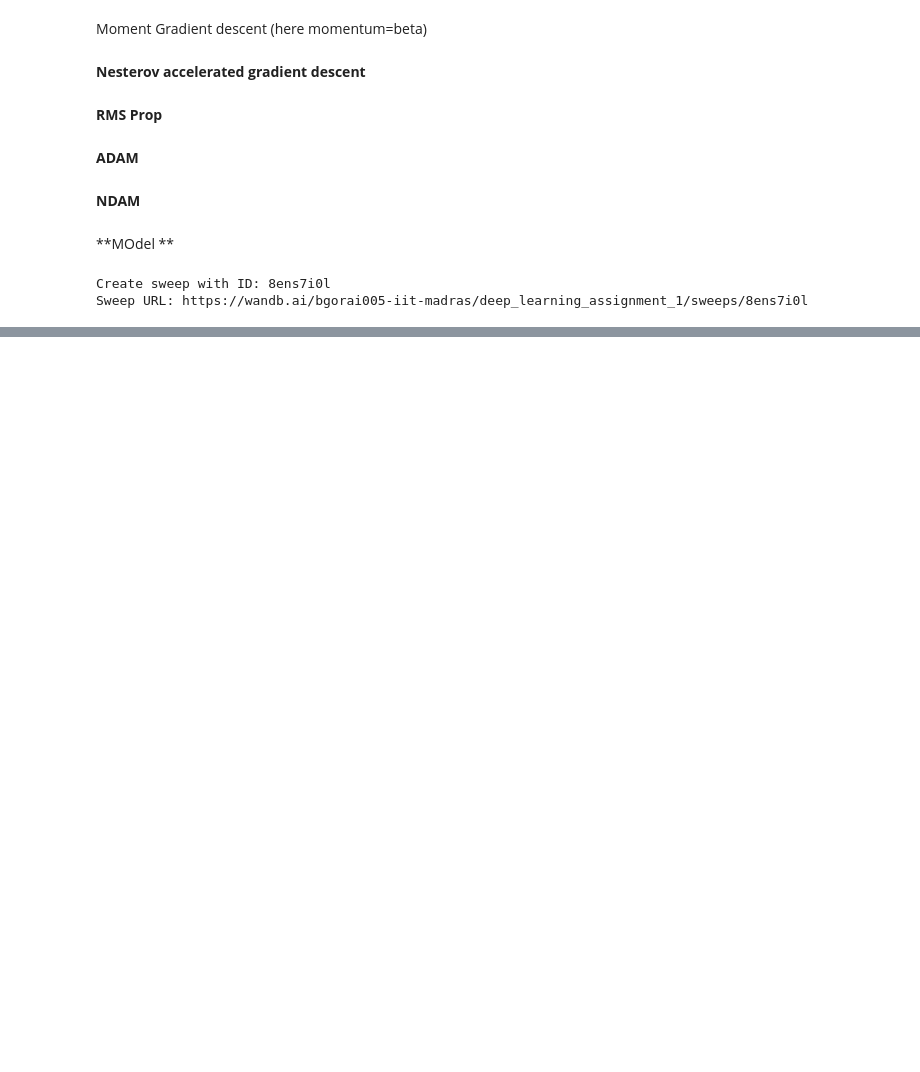
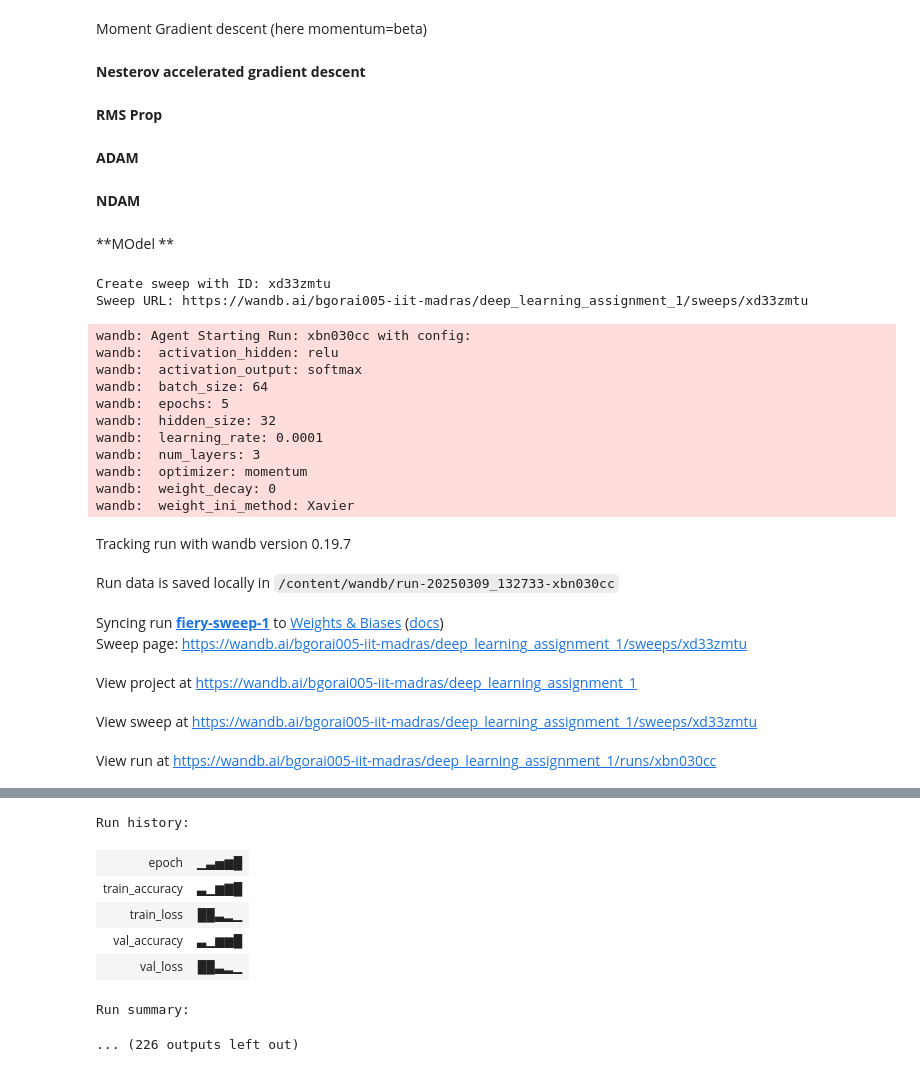
Before and after one commit to bgorai005/deeplearning_assignment1, a Jupyter notebook: dl_assign1.ipynb, the cells around one changed output, grey strips where cells are left out. Saved outputs shown, nothing was run; the diff lists cells and outputs as text; code cells hidden in the pictures; blank space fills up the shorter version.

```diff
--- a/dl_assign1.ipynb
+++ b/dl_assign1.ipynb
@@ -239,6 +180,8 @@ def cross_entropy(y_actual, y_pred):
    y_pred = np.clip(y_pred, epsilon, 1 - epsilon)
    loss = -np.mean(np.sum(y_actual * np.log(y_pred), axis=1))
    return loss
+def mse_loss(y_actual,y_pred):
+  return np.mean((y_actual-y_pred)**2)
 # %%
 def forward_prop(X, theta, active_fun_hidden, active_fun_output, num_layers):
 
@@ -284,10 +227,11 @@ def back_prop(x,y,theta,active_fun_hidden,active_fun_output,num_layers):
   a,h,y_pred=forward_prop(x,theta,active_fun_hidden,active_fun_output,num_layers)
   grad_theta={}
   grad_h_a={}
-  grad_h_a[f'a{num_layers+1}']=-1*(y-y_pred)
+  grad_h_a[f'a{num_layers+1}']=(y_pred-y)
   for i in range(num_layers+1,0,-1):
     grad_theta[f'W{i}']=np.dot(h[f'h{i-1}'].T,grad_h_a[f'a{i}'])
     grad_theta[f'b{i}']=np.sum(grad_h_a[f'a{i}'],axis=0,keepdims=True)
+
     if i>1:
       grad_h_a[f'h{i-1}']=np.dot(grad_h_a[f'a{i}'],theta[f'W{i}'].T)
       grad_h_a[f'a{i-1}']=grad_h_a[f'h{i-1}']*deriv_activation(a[f'a{i-1}'],active_fun_hidden)
@@ -667,7 +560,7 @@ def adam(lr, beta1, beta2, epsilon, x, y, x_val, y_val, batch_size, num_layers,
 import numpy as np
 import matplotlib.pyplot as plt
 
-def nadam(lr, beta1, beta2, epsilon, x, y, x_val, y_val, batch_size, num_layers, hidden_size, active_fun_hidden, active_fun_output, weight_ini_method, weight_decay,epochs):
+def nadam(lr, beta1, beta2, epsilon, x, y, x_val, y_val, batch_size, num_layers, hidden_size, active_fun_hidden, active_fun_output, weight_ini_method, weight_decay,epochs,loss_function='cross_entropy'):
     # Initialize network parameters
     theta = initial_weight(num_layers, hidden_size, weight_ini_method)
 
@@ -719,7 +612,7 @@ def nadam(lr, beta1, beta2, epsilon, x, y, x_val, y_val, batch_size, num_layers,
 
         # Compute training loss and predictions
         _, _, y_pred = forward_prop(x, theta, active_fun_hidden, active_fun_output, num_layers)
-        train_loss = cross_entropy(y, y_pred)
+        train_loss = cross_entropy(y_train, y_pred) if loss_function == 'cross_entropy' else mse_loss(y_train, y_pred)
         loss_history.append(train_loss)
 
         #compute the validation accuracy
@@ -738,14 +631,7 @@ def nadam(lr, beta1, beta2, epsilon, x, y, x_val, y_val, batch_size, num_layers,
     accuracy = cal_accuracy(x_test, y_test, theta, active_fun_hidden, active_fun_output, num_layers)
     print(f' accuracy: {accuracy}')
 
-    # Plot the training and validation loss
-    # plt.plot(loss_history, label='Training Loss')
-    # plt.plot(val_loss_history, label='Validation Loss')
-    # plt.xlabel('Epoch')
-    # plt.ylabel('Loss')
-    # plt.title('Training and Validation Loss over Epochs')
-    # plt.legend()
-    # plt.show()
+
 
     return theta
 # %% [markdown]
@@ -775,6 +664,6 @@ def model_training(lr, beta, beta1, beta2, epsilon, x_train, y_train, x_valid, y
 # %%
 sweep_config={
-    'method':'bayes',
+    'method':'bayes',#possible search random,grid
     'metric':{
         'name':'Valdiation_accuracy',
         'goal':'maximize'
@@ -803,7 +692,7 @@ sweep_config={
             'values':[3,4,5]
         },
         'weight_decay':{
-            'values':[0,0.0005,0.5]
+            'values':[0]#(we take l2 regulraization as zero)
         } ,
         'learning_rate':{
             'values':[1e-3,1e-4]
@@ -815,17 +704,39 @@ sweep_config={
 }
 sweep_id=wandb.sweep(sweep_config,project='deep_learning_assignment_1')
 # %% [output]
-Create sweep with ID: 8ens7i0l
-Sweep URL: https://wandb.ai/bgorai005-iit-madras/deep_learning_assignment_1/sweeps/8ens7i0l
+Create sweep with ID: xd33zmtu
+Sweep URL: https://wandb.ai/bgorai005-iit-madras/deep_learning_assignment_1/sweeps/xd33zmtu
 # %%
-# def main():
-#   with wandb.init() as run:
-#     run_name=f"ac-{wandb.config.activation}_hs-{wandb.config.hidden_size}_epc-{wandb.config.epochs}_nl-{wandb.config.num_layers}_lr{wandb.config.learning_rate}_wd-{wandb.config.weight_decay}_opt-{wandb.config.optimizer}_bs-{wandb.config.batch_size}_wi-{wandb.config.weight_ini_method}"
-#     wandb.run.name=run_name
-#     #model_training(lr, beta, beta1, beta2, epsilon, x_train, y_train, x_valid, y_valid, optimizer, batch_size, num_layers, hidden_size, active_fun_hidden, active_fun_output, weight_ini_method, weight_decay, epochs)
-#     model_training(wandb.config.learning_rate,0.9,0.9,0.99,x_train,y_train,x_valid,y_valid,wandb.config.optimizer,wandb.config.batch_size,wandb.config.num_layers,wandb.config.hidden_size,wandb.config.activation_hidden,wandb.config.activation_output,wandb.config.weight_ini_method,wandb.config.weight_decay,wandb.config.epochs)
+def main():
+  with wandb.init() as run:
+    run_name=f"ac-{wandb.config.activation_hidden}_hs-{wandb.config.hidden_size}_epc-{wandb.config.epochs}_nl-{wandb.config.num_layers}_lr{wandb.config.learning_rate}_wd-{wandb.config.weight_decay}_opt-{wandb.config.optimizer}_bs-{wandb.config.batch_size}_wi-{wandb.config.weight_ini_method}"
+    wandb.run.name=run_name
 
+    model_training(wandb.config.learning_rate,0.9,0.9,0.99,1e-8,x_train,y_train,x_valid,y_valid,wandb.config.optimizer,wandb.config.batch_size,wandb.config.num_layers,wandb.config.hidden_size,wandb.config.activation_hidden,wandb.config.activation_output,wandb.config.weight_ini_method,wandb.config.weight_decay,wandb.config.epochs)
 
-
-# wandb.agent(sweep_id,function=main,count=1)
-# wandb.finish()
+try:
+    wandb.agent(sweep_id,function=main,count=40)
+    wandb.finish()
+except BrokenPipeError:
+    print("Encountered a BrokenPipeError. Attempting to gracefully finish the run.")
+    # You can add additional error handling logic here, such as saving intermediate results
+    wandb.finish(quiet=True)  # Try finishing quietly to avoid further errors
+# %% [output]
+wandb: Agent Starting Run: xbn030cc with config:
+wandb:  activation_hidden: relu
+wandb:  activation_output: softmax
+wandb:  batch_size: 64
+wandb:  epochs: 5
+wandb:  hidden_size: 32
+wandb:  learning_rate: 0.0001
+wandb:  num_layers: 3
+wandb:  optimizer: momentum
+wandb:  weight_decay: 0
+wandb:  weight_ini_method: Xavier
+Tracking run with wandb version 0.19.7
+Run data is saved locally in /content/wandb/run-20250309_132733-xbn030cc
+Syncing run fiery-sweep-1 to Weights & Biases (docs)
+Sweep page: https://wandb.ai/bgorai005-iit-madras/deep_learning_assignment_1/sweeps/xd33zmtu
+View project at https://wandb.ai/bgorai005-iit-madras/deep_learning_assignment_1
+View sweep at https://wandb.ai/bgorai005-iit-madras/deep_learning_assignment_1/sweeps/xd33zmtu
+View run at https://wandb.ai/bgorai005-iit-madras/deep_learning_assignment_1/runs/xbn030cc
@@ -831,0 +751,8 @@ Sweep URL: https://wandb.ai/bgorai005-iit-madras/deep_learning_assignment_1/swee
+Run history:
+| epoch | ▁▃▅▆█ |
+| train_accuracy | ▃▁▆▇█ |
+| train_loss | ██▃▂▁ |
+| val_accuracy | ▃▁▆▆█ |
+| val_loss | ██▃▂▁ |
+Run summary:
+... (226 outputs left out)
```
Also changed, not shown: parts of 27 cells of this notebook.
